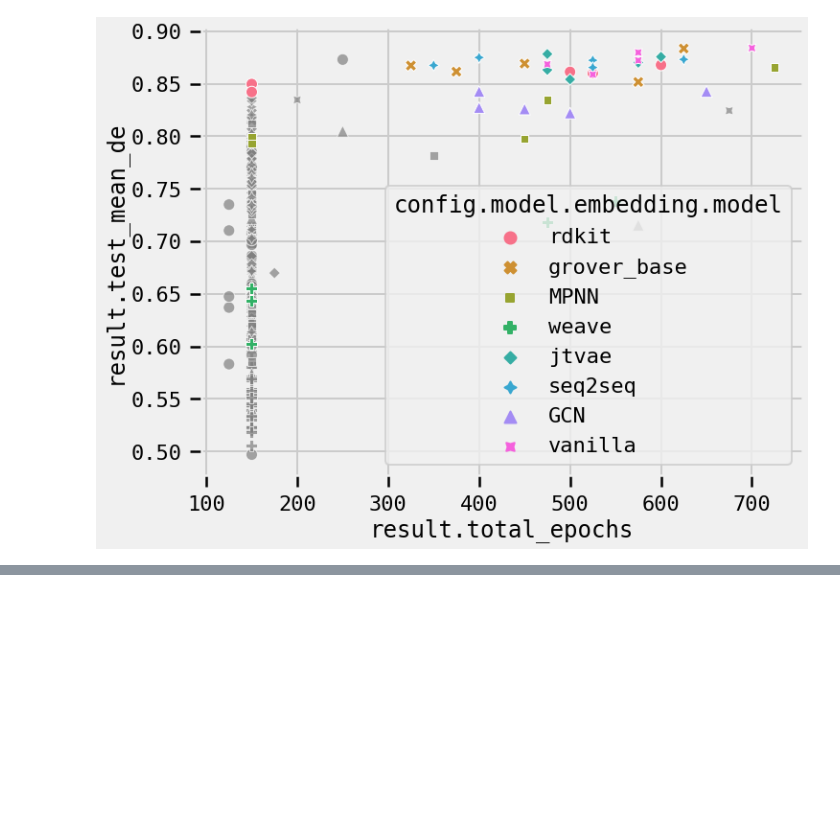
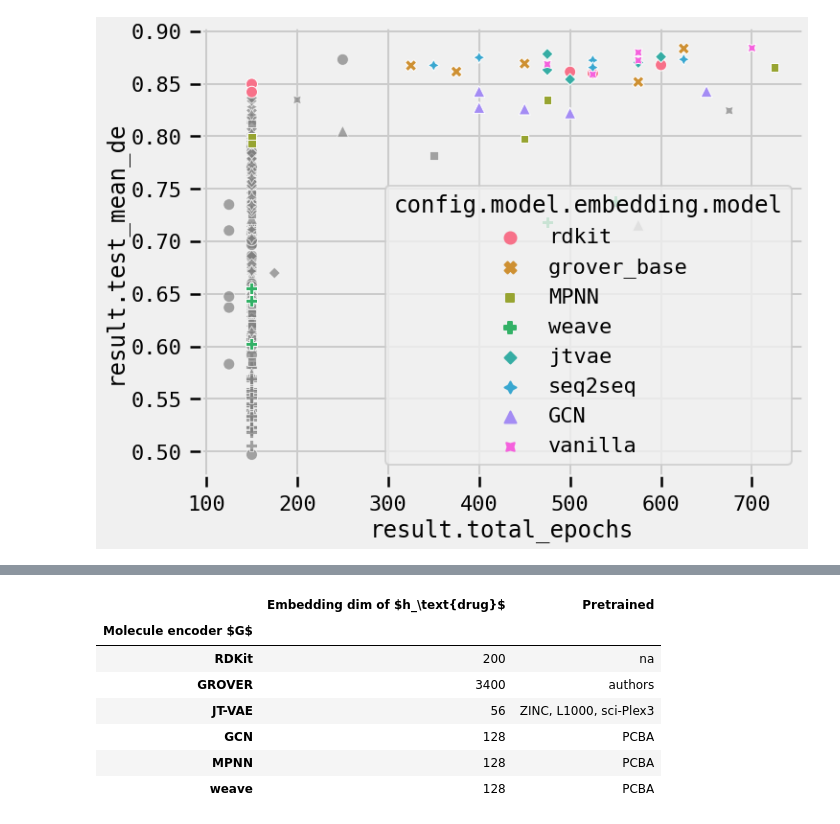
Before and after one commit to theislab/chemCPA, a Jupyter notebook: experiments/lincs_rdkit_hparam/analyze_lincs_all_embeddings_hparam.ipynb, the cells around one changed output, grey strips where cells are left out. Saved outputs shown, nothing was run; the diff lists cells and outputs as text; code cells hidden in the pictures; blank space fills up the shorter version.

```diff
--- a/experiments/lincs_rdkit_hparam/analyze_lincs_all_embeddings_hparam.ipynb
+++ b/experiments/lincs_rdkit_hparam/analyze_lincs_all_embeddings_hparam.ipynb
@@ -421,0 +526,47 @@ sns.scatterplot(data=best, x='result.total_epochs', y='result.test_mean_de', ax=
+# %%
+models = [
+    "RDKit",
+    "GROVER",
+    "JT-VAE",
+    "GCN",
+    "MPNN",
+    "weave",
+]
+
+dim = [
+    200,
+    3400,
+    56,
+    128,
+    128,
+    128,
+]
+
+pretrained = [
+    "na",
+    "authors",
+    "ZINC, L1000, sci-Plex3",
+    "PCBA",
+    "PCBA",
+    "PCBA",
+]
+
+df_dict = {
+    "Molecule encoder $G$": models,
+    "Embedding dim of $h_\text{drug}$": dim,
+    "Pretrained": pretrained,
+}
+
+df = pd.DataFrame.from_dict(df_dict)
+df = df.set_index('Molecule encoder $G$')
+
+df
+# %% [output]
+|  | Embedding dim of $h_\text{drug}$ | Pretrained |
+| Molecule encoder $G$ |  |  |
+| RDKit | 200 | na |
+| GROVER | 3400 | authors |
+| JT-VAE | 56 | ZINC, L1000, sci-Plex3 |
+| GCN | 128 | PCBA |
+| MPNN | 128 | PCBA |
+| weave | 128 | PCBA |
```
Also changed, not shown: parts of 12 cells of this notebook, 5 other files.
